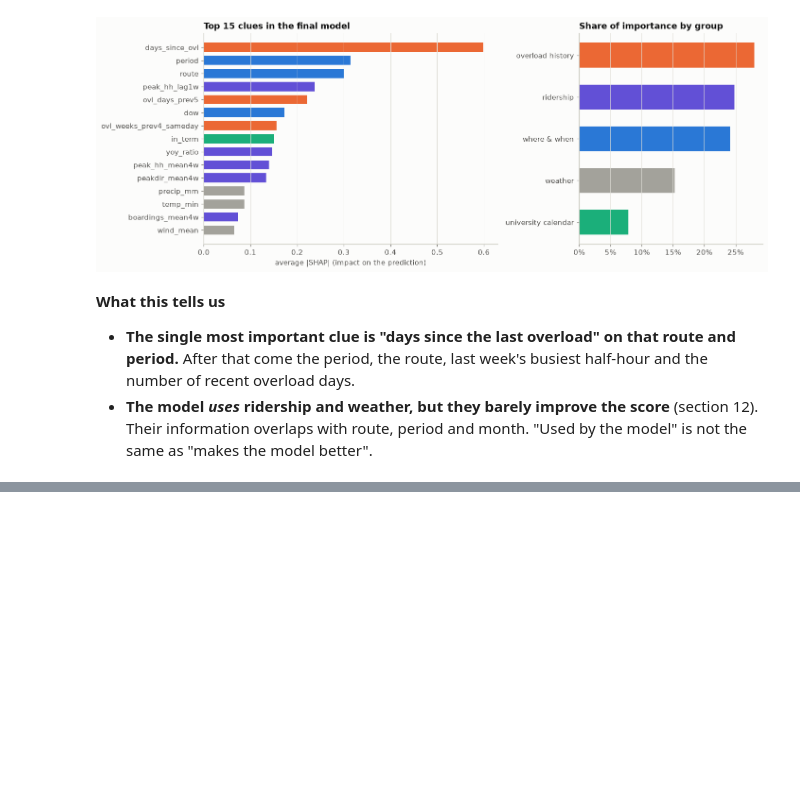
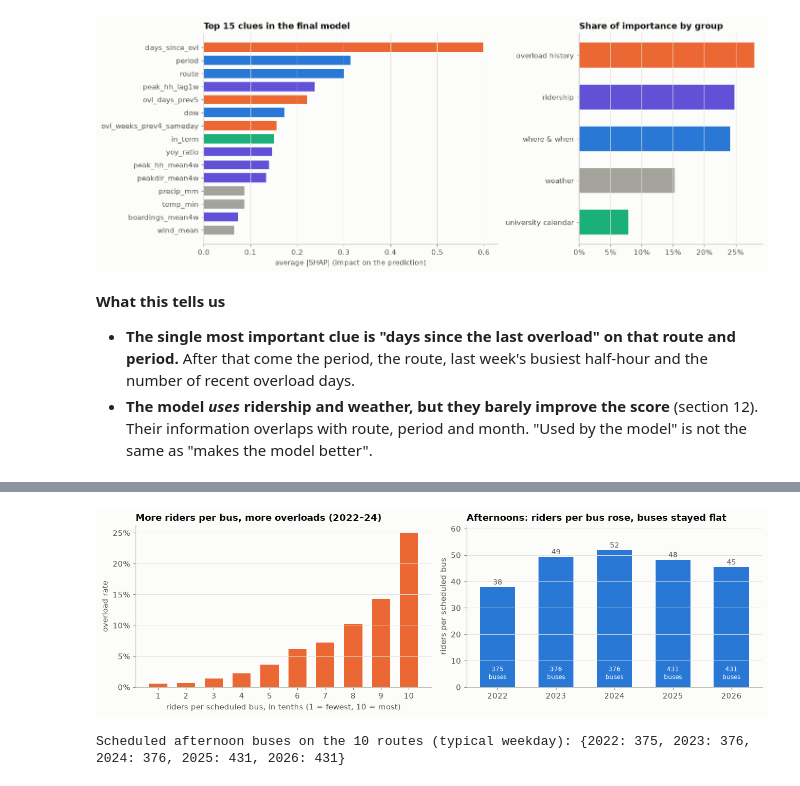
Before and after one commit to JawadurRahman/halifax-bus-overloads, a Jupyter notebook: notebooks/04_final_walkthrough.ipynb, the cells around one changed output, grey strips where cells are left out. Drawn from its saved outputs; the diff is of its cells as text; code cells hidden in the pictures; blank space fills up the shorter version.

```diff
--- a/notebooks/04_final_walkthrough.ipynb
+++ b/notebooks/04_final_walkthrough.ipynb
@@ -674,0 +691,32 @@ fig.tight_layout(); plt.show()
+# %%
+CAPACITY = ["sched_trips", "sched_trips_peakdir", "sched_trips_per_hour", "load_per_trip", "peakdir_load_per_trip", "sched_change_4w"]
+HAS_CAP = (PROC / "panel_capacity.parquet").exists()
+if not HAS_CAP:
+    print("data/processed/panel_capacity.parquet not found: run src/capacity.py --download (needs a Transitland API key). Skipping section 15.")
+else:
+    cap = pd.read_parquet(PROC / "panel_capacity.parquet", columns=["route", "period", "date"] + CAPACITY)
+    add_cap = lambda d: d.merge(cap, on=["route", "period", "date"], how="left", validate="one_to_one")
+    train, val, test = (add_cap(d) for d in (train, val, test))   # a left merge keeps the row order, so earlier scores still line up
+    allyears = pd.concat([train, val, test])
+
+    fig, (a1, a2) = plt.subplots(1, 2, figsize=(12, 3.8))
+    r = train.groupby(pd.qcut(train.load_per_trip, 10, labels=False), observed=True).y.mean()
+    a1.bar((r.index + 1).astype(str), r.values, width=0.65, color=ORANGE)
+    a1.set_xlabel("riders per scheduled bus, in tenths (1 = fewest, 10 = most)")
+    a1.set_title("More riders per bus, more overloads (2022–24)")
+    a1.yaxis.set_major_formatter(mtick.PercentFormatter(1, decimals=0)); a1.set_ylabel("overload rate")
+
+    pm = allyears[allyears.period == "PM"]
+    per_bus = pm.groupby("year").load_per_trip.mean()
+    trips = pm.groupby(["year", "date"]).sched_trips.sum().groupby("year").median()
+    a2.bar(per_bus.index.astype(str), per_bus.values, width=0.6, color=BLUE)
+    for x, (v, t) in enumerate(zip(per_bus.values, trips.values)):
+        a2.text(x, v + 1, f"{v:.0f}", ha="center", fontsize=9, color=INK2)
+        a2.text(x, 3, f"{t:.0f}\nbuses", ha="center", fontsize=8, color="white")
+    a2.set_ylabel("riders per scheduled bus"); a2.set_ylim(0, per_bus.max() * 1.18)
+    a2.set_title("Afternoons: riders per bus rose, buses stayed flat")
+    fig.tight_layout(); plt.show()
+    print("Scheduled afternoon buses on the 10 routes (typical weekday):", trips.astype(int).to_dict())
+# %% [output]
+[figure, added]
+Scheduled afternoon buses on the 10 routes (typical weekday): {2022: 375, 2023: 376, 2024: 376, 2025: 431, 2026: 431}
```
Also changed, not shown: parts of 11 cells of this notebook.
